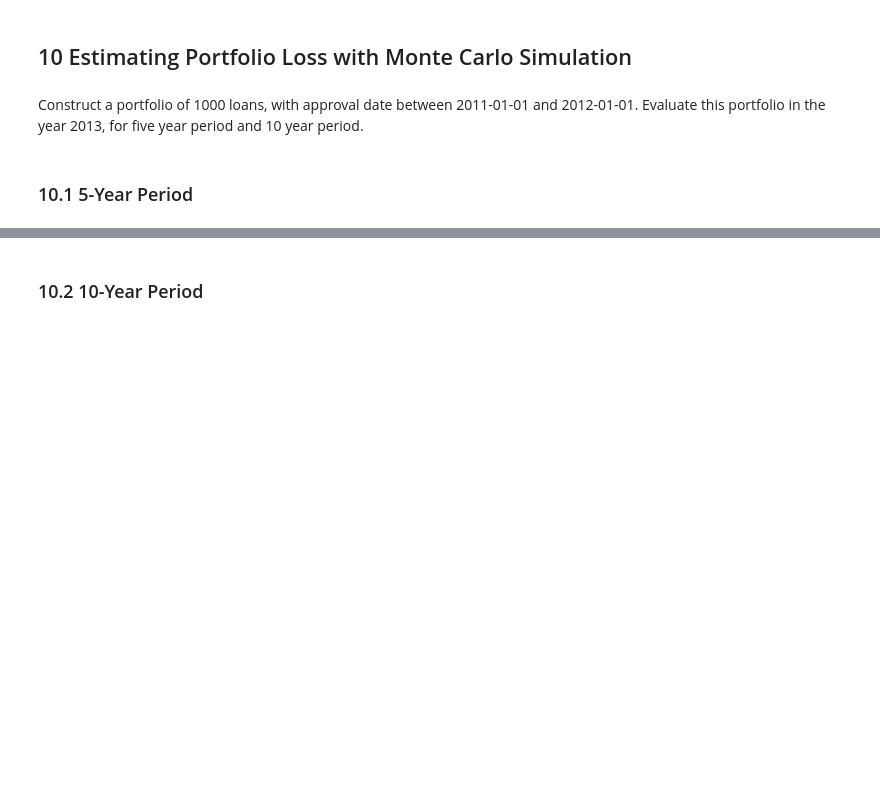
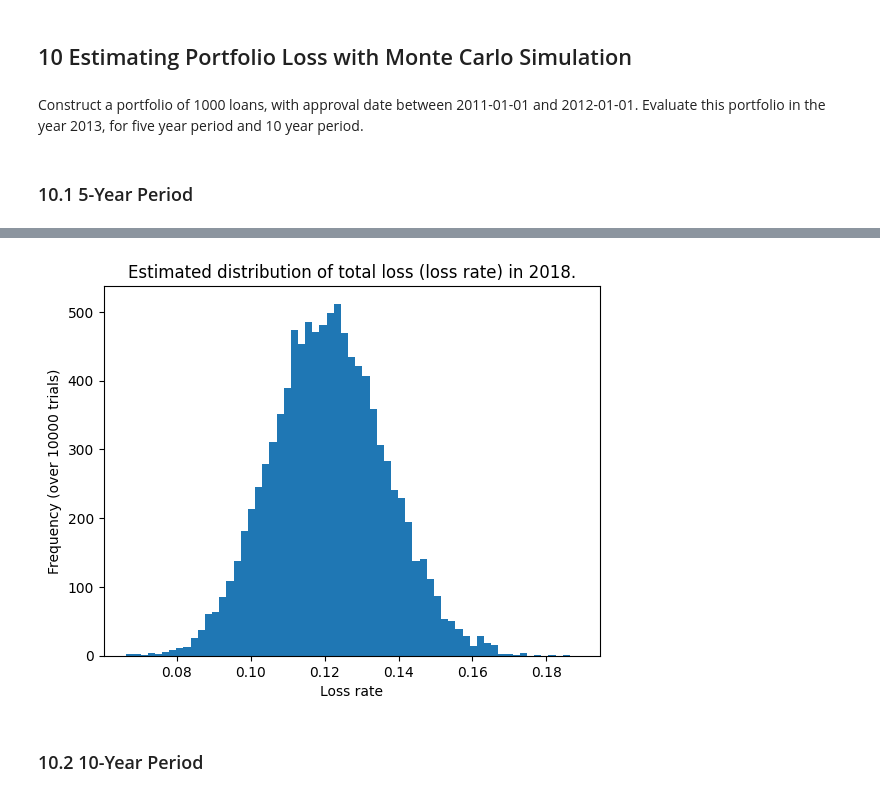
Before and after one commit to DavidCastroPena/credit-models, a Jupyter notebook: FinalProject.ipynb, the cells around one changed output, grey strips where cells are left out. Cells and saved outputs as stored; diff of their text form; code cells hidden in the pictures; blank space fills up the shorter version.

```diff
--- a/FinalProject.ipynb
+++ b/FinalProject.ipynb
@@ -1069,3 +1075,20 @@ plt.show()
+# %%
+portfolio_value = df_portfolio["GrossApproval"].sum()
+loss_list_5_year_percent = [i/portfolio_value for i in loss_list_5_year]
+
+# Calculate the IQR
+IQR = np.percentile(loss_list_5_year_percent, 75) - np.percentile(loss_list_5_year_percent, 25)
+
+# Calculate the bin width using the Freedman-Diaconis rule
+bin_width_fd = 2 * IQR / np.power(len(loss_list_5_year_percent), 1/3)
+
+plt.hist(loss_list_5_year_percent, bins=np.arange(min(loss_list_5_year_percent), max(loss_list_5_year_percent), bin_width_fd))
+plt.title("Estimated distribution of total loss (loss rate) in 2018.")
+plt.xlabel("Loss rate")
+plt.ylabel("Frequency (over "+str(NO_TRIALS)+" trials)")
+plt.show()
+# %% [output]
+[figure, added]
 # %% [markdown]
 ### 10.2  10-Year Period
 # %%
```
Also changed, not shown: parts of 20 cells of this notebook.
